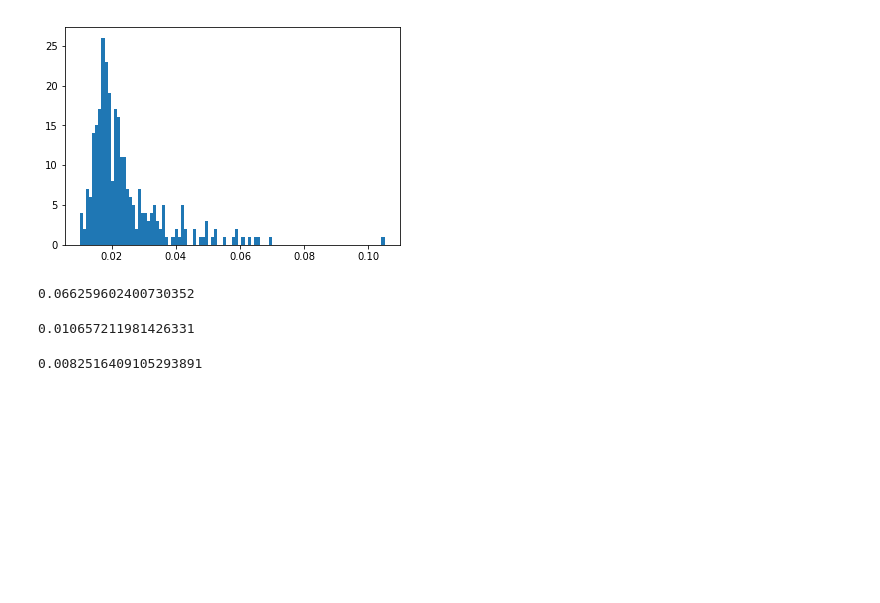
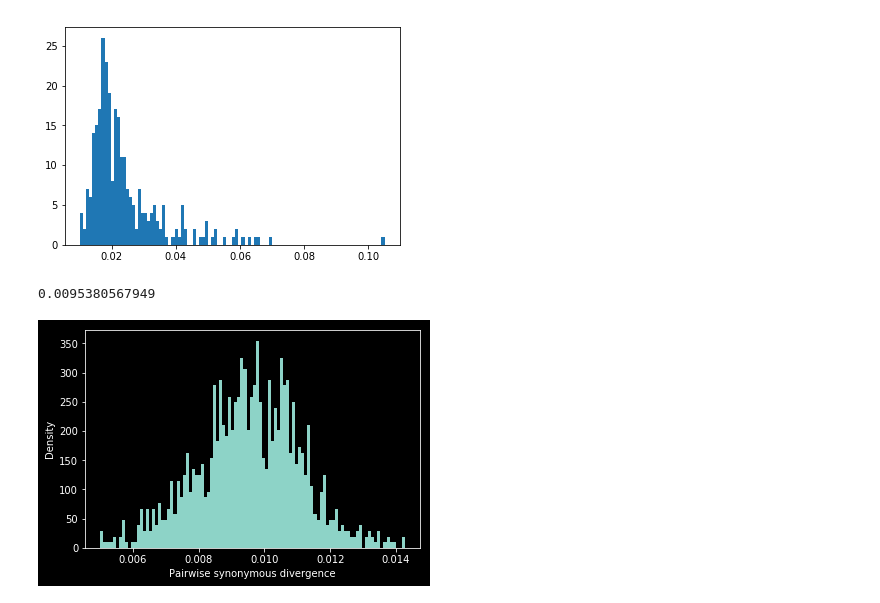
Before and after one commit to zhiru-liu/microbiome_evolution, a Jupyter notebook: jupyter_scripts/haplotype_analysis.ipynb, the cells around one changed output. Cells and saved outputs as stored; diff of their text form; code cells hidden in the pictures; blank space fills up the shorter version.

```diff
--- a/jupyter_scripts/haplotype_analysis.ipynb
+++ b/jupyter_scripts/haplotype_analysis.ipynb
@@ -174,15 +209,15 @@ print(np.mean(df['Heterozygosity'][:-4]), np.std(df['Heterozygosity'][:-4]))
 # %% [output]
 (0.024324733262723292, 0.011989376071705202)
 [figure]
-# %%
-np.sum(has_snp) / float(len(has_snp))
-# %% [output]
-0.066259602400730352
-# %%
-np.sum(has_snp) / float(len(has_snp)) / np.sum(np.reciprocal(np.arange(281, dtype=float)+1))
-# %% [output]
-0.010657211981426331
-# %%
-np.mean(divs[divs < 0.03])
-# %% [output]
-0.0082516409105293891
+# %%
+# choose a clade cutoff based on the plot
+final_div_mat = div_mat[final_good_samples, :][:, final_good_samples]
+uptri = np.triu_indices(final_div_mat.shape[0], 1)
+divs = final_div_mat[uptri]
+_ = plt.hist(divs, bins=100, density=True)
+plt.xlabel('Pairwise synonymous divergence')
+plt.ylabel('Density')
+print(np.mean(divs))
+# %% [output]
+0.0095380567949
+[figure, added]
```
Also changed, not shown: parts of 13 cells of this notebook, 2 other files.
